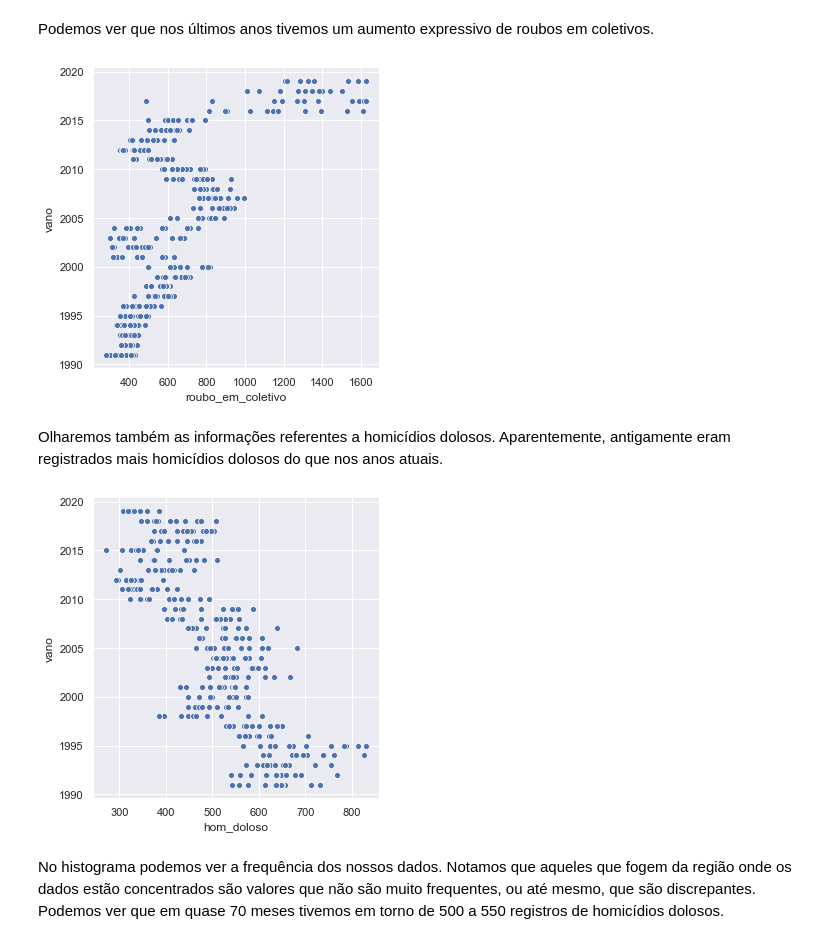
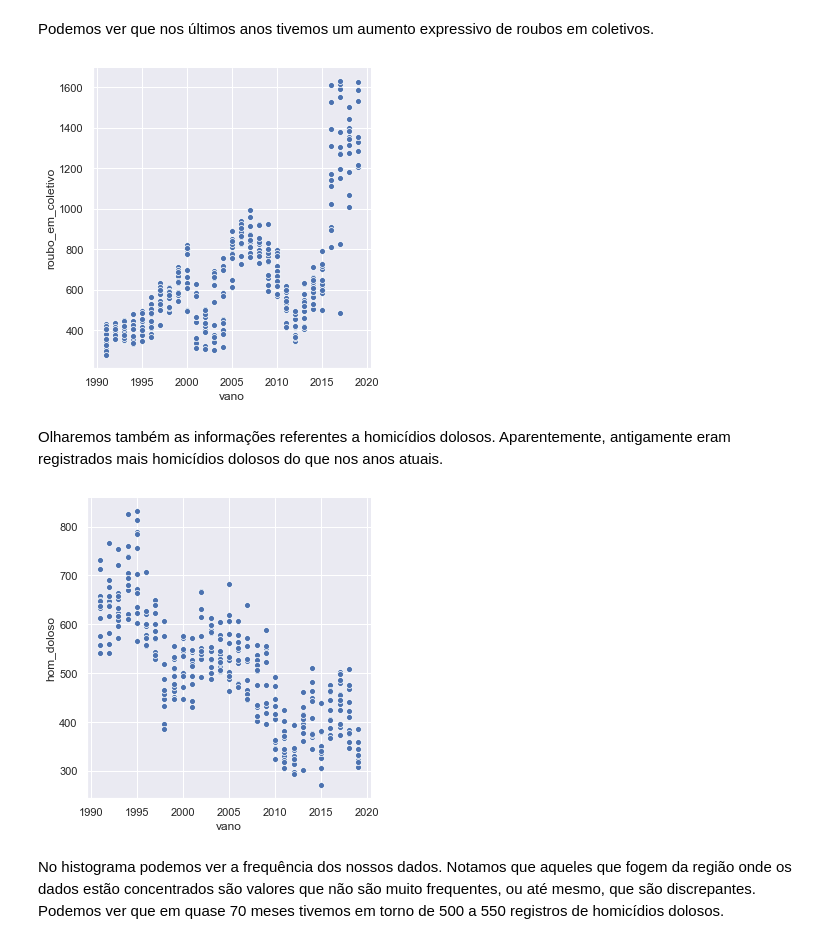
Before and after one commit to henriqueschwabg/data_science, a Jupyter notebook: Analisando_Violencia_Rio.ipynb, the cells around one changed output. Drawn from its saved outputs; the diff is of its cells as text; code cells hidden in the pictures.

```diff
--- a/Analisando_Violencia_Rio.ipynb
+++ b/Analisando_Violencia_Rio.ipynb
@@ -615,17 +615,17 @@ Podemos ver que nos últimos anos tivemos um aumento expressivo de roubos em col
 # %%
 # visualizando a correlação de roubo em coletivo e ano de sua ocorrência
 
-sns.relplot(x="roubo_em_coletivo", y="vano", data=df);
+sns.relplot(x="vano", y="roubo_em_coletivo", data=df);
 # %% [output]
-[figure, old version]
+[figure, new version]
 # %% [markdown]
 Olharemos também as informações referentes a homicídios dolosos. Aparentemente, antigamente eram registrados mais homicídios dolosos do que nos anos atuais.
 # %%
 # visualizando a correlação entre homicídio doloso e ano de sua ocorrência
 
-sns.relplot(x="hom_doloso", y="vano", data=df);
+sns.relplot(x="vano", y="hom_doloso", data=df);
 # %% [output]
-[figure, old version]
+[figure, new version]
 # %% [markdown]
 No histograma podemos ver a frequência dos nossos dados. Notamos que aqueles que fogem da região onde os dados estão concentrados são valores que não são muito frequentes, ou até mesmo, que são discrepantes. Podemos ver que em quase 70 meses tivemos em torno de 500 a 550 registros de homicídios dolosos.
 # %%
```
Also changed, not shown: parts of 3 cells of this notebook.
